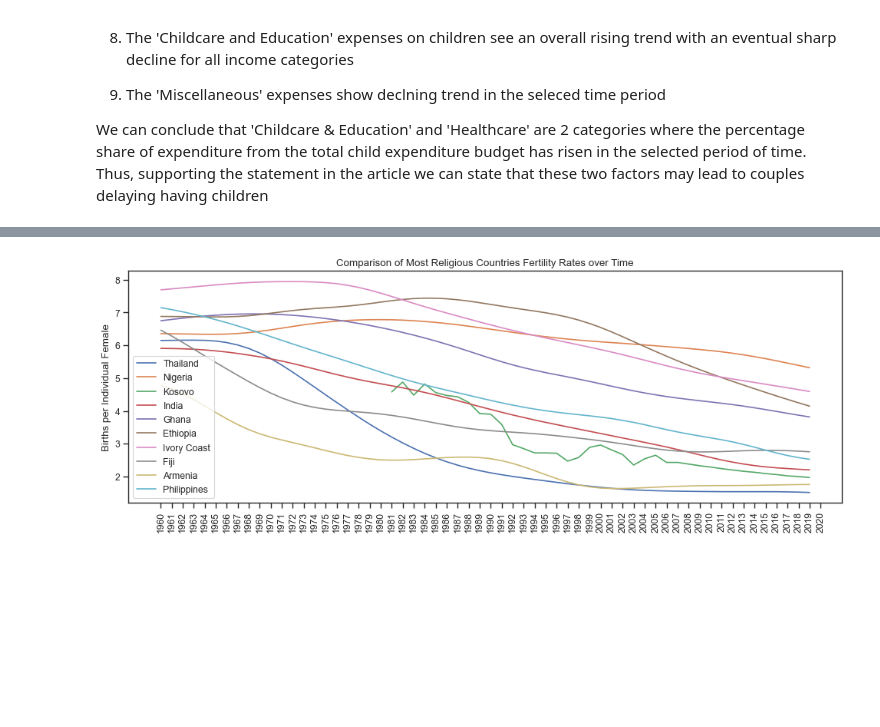
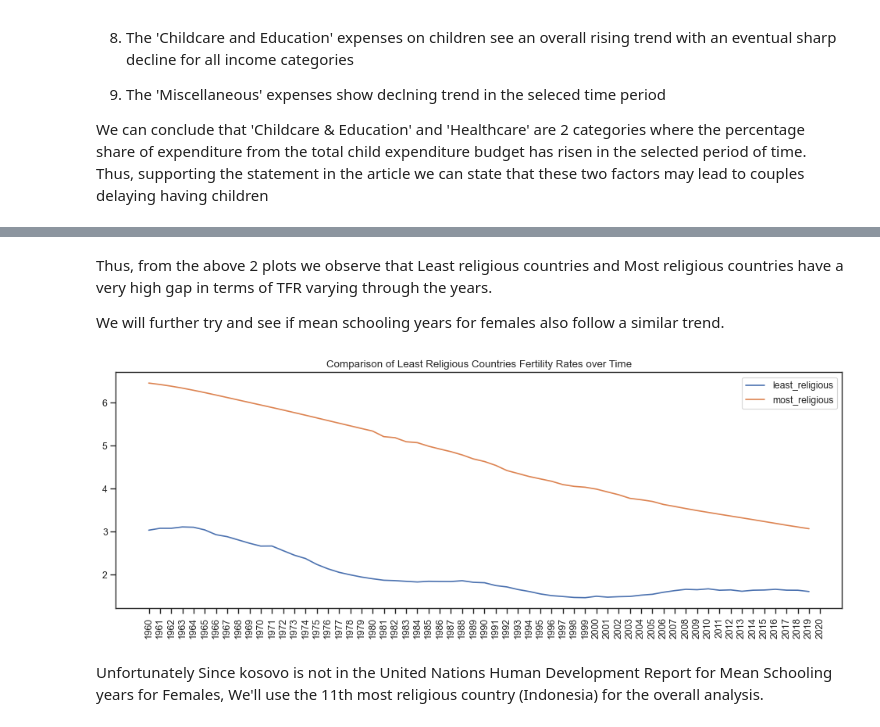
Before and after one commit to tjeon015/2021Fall_finals, a Jupyter notebook: IS 597 Final Project combined.ipynb, the cells around one changed output, grey strips where cells are left out. Saved outputs shown, nothing was run; the diff lists cells and outputs as text; code cells hidden in the pictures; blank space fills up the shorter version.

```diff
--- a/IS 597 Final Project combined.ipynb
+++ b/IS 597 Final Project combined.ipynb
@@ -717,0 +856,3 @@ The 10 least religious countries in the world are:
+# %%
+most_religious = ['Thailand','Nigeria','Kosovo','India','Ghana','Ethiopia',"Cote d'Ivoire",'Fiji','Armenia','Philippines']
+least_religious = ['China','Japan','Sweden','France','Australia','Czech Republic','Denmark',"Estonia",'Germany','Hong Kong SAR, China']
@@ -718,20 +885,20 @@ The 10 least religious countries in the world are:
+# %% [markdown]
+Thus, from the above 2 plots we observe that Least religious countries and Most religious countries have a very high gap in terms of TFR varying through the years.
+
+We will further try and see if mean schooling years for females also follow a similar trend.
+# %%
+fr_flip = fr_flip.assign(least_religious = fr_flip[least_religious].mean(1))
+fr_flip = fr_flip.assign(most_religious = fr_flip[most_religious].mean(1))
 # %%
-#Plot of Fertility rates for Most Religious Countries
+#Plot of Fertility rates for Least Religious Countries
 figure(figsize=(15, 5), dpi=80)
-plt.plot(fr_flip['Thailand'], label='Thailand')
-plt.plot(fr_flip['Nigeria'], label='Nigeria')
-plt.plot(fr_flip['Kosovo'], label='Kosovo')
-plt.plot(fr_flip['India'], label='India')
-plt.plot(fr_flip['Ghana'], label='Ghana')
-plt.plot(fr_flip['Ethiopia'], label='Ethiopia')
-plt.plot(fr_flip["Cote d'Ivoire"], label='Ivory Coast')
-plt.plot(fr_flip['Fiji'], label='Fiji')
-plt.plot(fr_flip['Armenia'], label='Armenia')
-plt.plot(fr_flip['Philippines'], label='Philippines')
-plt.ylabel('Births per Individual Female')
+plt.plot(fr_flip['least_religious'], label = 'least_religious')
+plt.plot(fr_flip['most_religious'], label = 'most_religious' )
 plt.legend()
-plt.title("Comparison of Most Religious Countries Fertility Rates over Time")
+plt.title("Comparison of Least Religious Countries Fertility Rates over Time")
 plt.xticks(rotation = 90)
 plt.show()
 # %% [output]
-[figure, old version]
+[figure, new version]
+# %% [markdown]
+Unfortunately Since kosovo is not in the United Nations Human Development Report for Mean Schooling years for Females, We'll use the 11th most religious country  (Indonesia) for the overall analysis.
```
Also changed, not shown: parts of 25 cells of this notebook.
